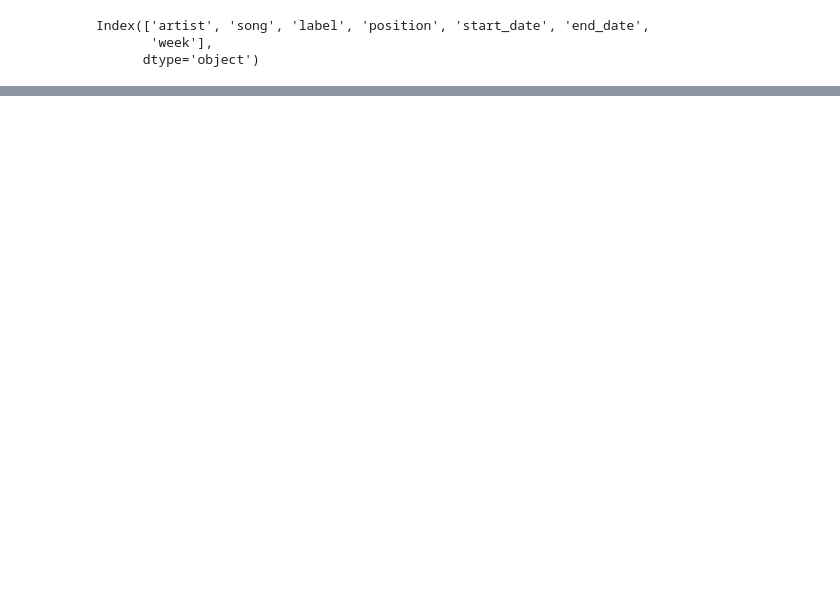
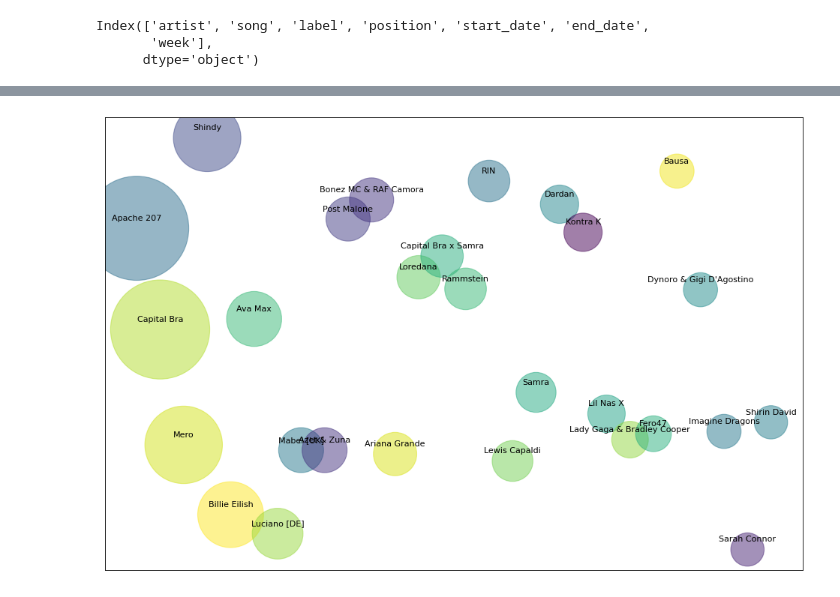
Before and after one commit to ninathumser/German-Top100, a Jupyter notebook: German-Top100-Analysis.ipynb, the cells around one changed output, grey strips where cells are left out. Saved outputs shown, nothing was run; the diff lists cells and outputs as text; code cells hidden in the pictures; blank space fills up the shorter version.

```diff
--- a/German-Top100-Analysis.ipynb
+++ b/German-Top100-Analysis.ipynb
@@ -43,3 +59,6 @@ charts.columns
 Index(['artist', 'song', 'label', 'position', 'start_date', 'end_date',
        'week'],
       dtype='object')
+# %%
+counts = charts['artist'].value_counts().rename_axis('artist').reset_index(name='counts')
+counts
@@ -45,0 +79,28 @@ Index(['artist', 'song', 'label', 'position', 'start_date', 'end_date',
+# %%
+plt.figure(figsize=(15, 10), dpi=80, facecolor='w', edgecolor='k')
+
+top_artists = counts[counts['counts'] >= 40]
+
+x = top_artists['artist']
+y = np.random.rand(len(x))
+#y_shuffled = np.random.shuffle(y)
+colors = np.random.rand(len(x))
+plt.scatter(x, y,
+         marker='o', s=top_artists['counts']**2, alpha=.5, c=colors)
+
+for i,j in zip(x,y):
+    label = i
+
+    # this method is called for each point
+    plt.annotate(label, # this is the text
+                 (i,j), # this is the point to label
+                 textcoords="offset points", # how to position the text
+                 xytext=(0,10), # distance from text to points (x,y)
+                 ha='center') # horizontal alignment can be left, right or center
+
+plt.xticks([], [])
+plt.yticks([], [])
+
+plt.show()
+# %% [output]
+[figure, added]
```
Also changed, not shown: parts of 10 cells of this notebook.
